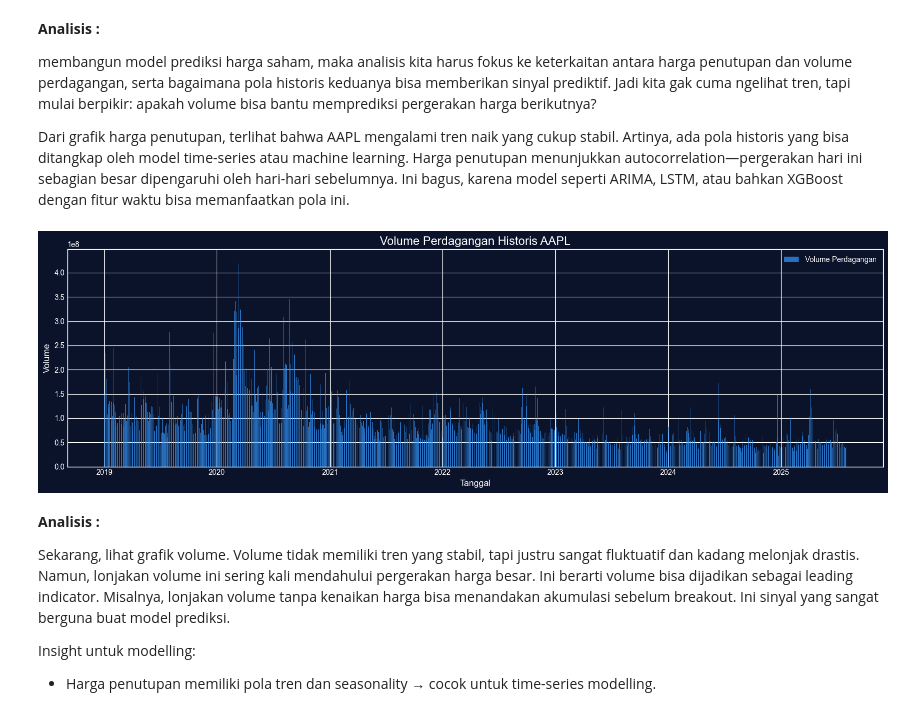
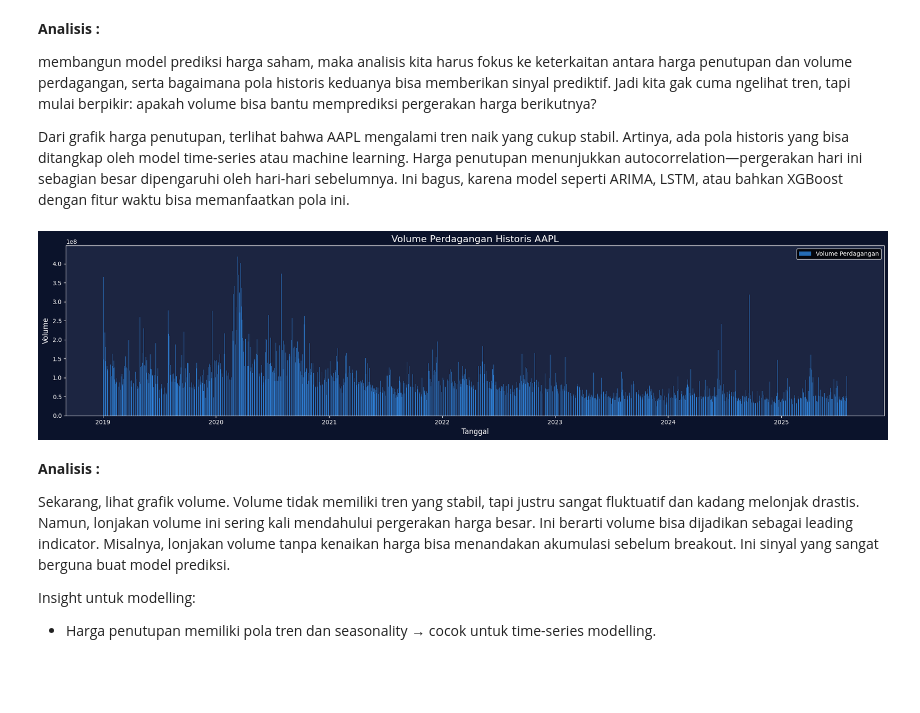
Before and after one commit to Ryanakml/Stock-Price-Predictor, a Jupyter notebook: stock_predictor.ipynb, the cells around one changed output. Saved outputs shown, nothing was run; the diff lists cells and outputs as text; code cells hidden in the pictures; blank space fills up the shorter version.

```diff
--- a/stock_predictor.ipynb
+++ b/stock_predictor.ipynb
@@ -171,7 +171,7 @@ lucky me gaada missing value, lets just move on
 
 kita bakal bikin grafik harga penutupan (Close) dan volume perdagangan pada hari itu, dan kemudian melihat pola yang ada.
 # %%
-fig, ax1 = plt.subplots(figsize=(16, 5)); fig.patch.set_facecolor('#0b132b'); ax1.set_facecolor('#0b132b')
+fig, ax1 = plt.subplots(figsize=(20, 5)); fig.patch.set_facecolor('#0b132b'); ax1.set_facecolor('#1c2541')
 
 ax1.plot(data['Close'], label='Harga Penutupan AAPL', color='#00bfff')
 ax1.set_title(f'Harga Penutupan Historis {ticker}', fontsize=16, color='white')
@@ -190,19 +190,19 @@ membangun model prediksi harga saham, maka analisis kita harus fokus ke keterkai
 
 Dari grafik harga penutupan, terlihat bahwa AAPL mengalami tren naik yang cukup stabil. Artinya, ada pola historis yang bisa ditangkap oleh model time-series atau machine learning. Harga penutupan menunjukkan autocorrelation—pergerakan hari ini sebagian besar dipengaruhi oleh hari-hari sebelumnya. Ini bagus, karena model seperti ARIMA, LSTM, atau bahkan XGBoost dengan fitur waktu bisa memanfaatkan pola ini.
 # %%
-fig, ax2 = plt.subplots(figsize=(16, 5)); fig.patch.set_facecolor('#0b132b'); ax2.set_facecolor('#0b132b')
+fig, ax2 = plt.subplots(figsize=(20, 5)); fig.patch.set_facecolor('#0b132b'); ax2.set_facecolor('#1c2541')
 
 ax2.bar(data.index, data['Volume'], label='Volume Perdagangan', color='#3399ff', alpha=0.7)
 ax2.set_title(f'Volume Perdagangan Historis {ticker}', fontsize=16, color='white')
 ax2.set_ylabel('Volume', fontsize=12, color='white')
 ax2.set_xlabel('Tanggal', fontsize=12, color='white')
 ax2.legend(facecolor='black', edgecolor='white')
 
 ax2.tick_params(colors='white')
 for spine in ax2.spines.values(): spine.set_color('white')
 plt.tight_layout(); plt.show()
 # %% [output]
-[figure, old version]
+[figure, new version]
 # %% [markdown]
 **Analisis :**
 
```
Also changed, not shown: parts of 13 cells of this notebook.
